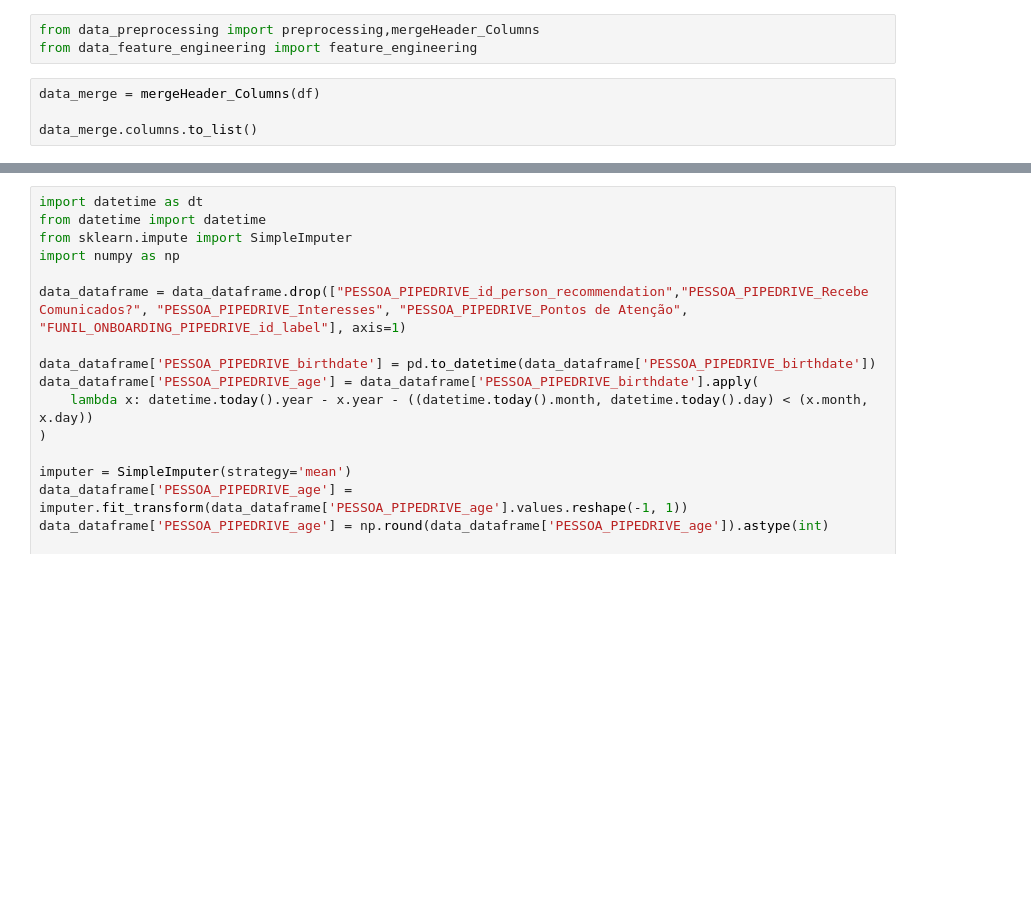
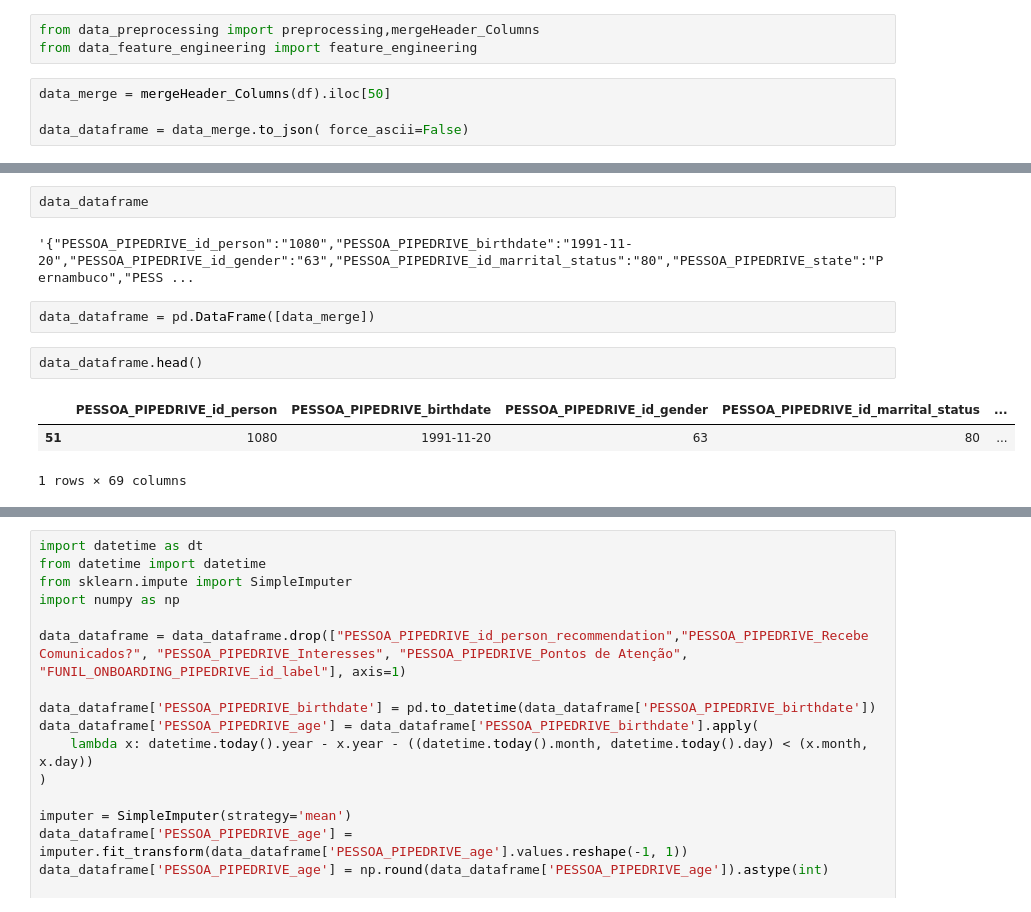
Before and after one commit to alessitomas/streamlit-deploy, a Jupyter notebook: src/scripts/teste.ipynb, the cells around one changed output, grey strips where cells are left out. Cells and saved outputs as stored; diff of their text form; blank space fills up the shorter version.

```diff
--- a/src/scripts/teste.ipynb
+++ b/src/scripts/teste.ipynb
@@ -6,6 +6,6 @@ df = pd.read_csv("../notebooks/data/Ana Health_Tabela Modelo Previsão Churn - T
 from data_preprocessing import preprocessing,mergeHeader_Columns
 from data_feature_engineering import feature_engineering
 # %%
-data_merge = mergeHeader_Columns(df)
+data_merge = mergeHeader_Columns(df).iloc[50]
 
-data_merge.columns.to_list()
+data_dataframe = data_merge.to_json( force_ascii=False)
@@ -73,0 +12,12 @@ data_dataframe.columns.to_list()
+# %%
+data_dataframe
+# %% [output]
+'{"PESSOA_PIPEDRIVE_id_person":"1080","PESSOA_PIPEDRIVE_birthdate":"1991-11-20","PESSOA_PIPEDRIVE_id_gender":"63","PESSOA_PIPEDRIVE_id_marrital_status":"80","PESSOA_PIPEDRIVE_state":"Pernambuco","PESS ...
+# %%
+data_dataframe = pd.DataFrame([data_merge])
+# %%
+data_dataframe.head()
+# %% [output]
+|  | PESSOA_PIPEDRIVE_id_person | PESSOA_PIPEDRIVE_birthdate | PESSOA_PIPEDRIVE_id_gender | PESSOA_PIPEDRIVE_id_marrital_status | ... |
+| 51 | 1080 | 1991-11-20 | 63 | 80 | ... |
+1 rows × 69 columns
```
Also changed, not shown: parts of 10 cells of this notebook, 4 other files.
